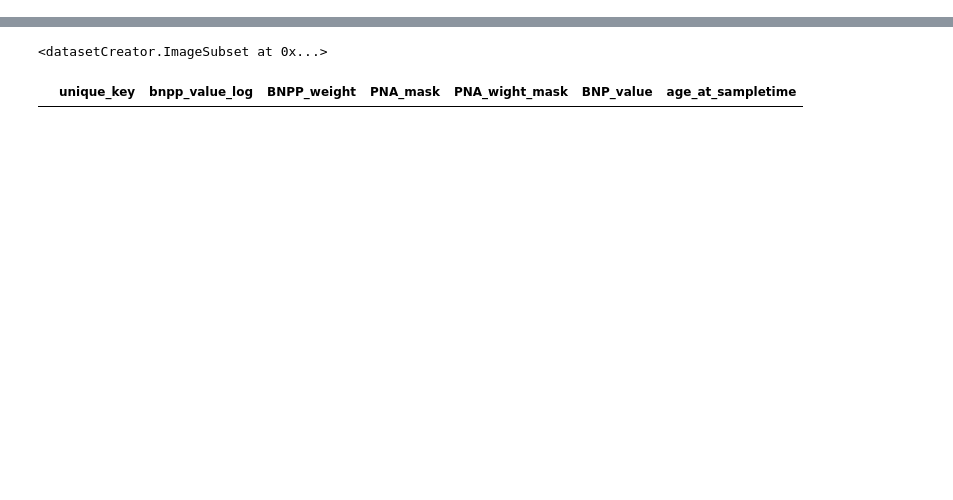
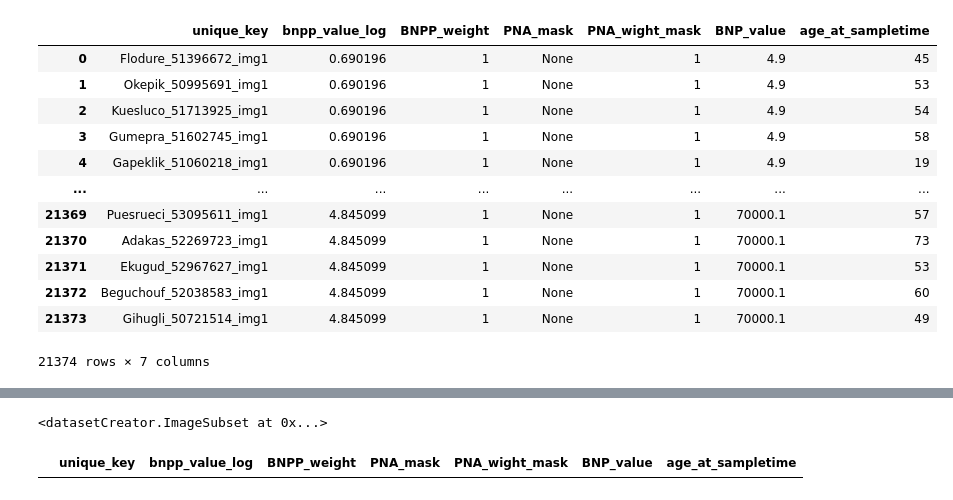
Before and after one commit to ddav118/DSC180A, a Jupyter notebook: Week3_Task.ipynb, the cells around one changed output, grey strips where cells are left out. Cells and saved outputs as stored; diff of their text form; code cells hidden in the pictures; blank space fills up the shorter version.

```diff
--- a/Week3_Task.ipynb
+++ b/Week3_Task.ipynb
@@ -20,4 +20,20 @@ test = pd.read_csv('data/BNPP_DT_test_with_ages.csv')
 val = pd.read_csv('data/BNPP_DT_val_with_ages.csv')
 train = pd.read_csv('data/BNPP_DT_train_with_ages.csv')
 f = h5py.File('data/bnpp_frontalonly_1024_10.hdf5')
+# %%
+train
+# %% [output]
+|  | unique_key | bnpp_value_log | BNPP_weight | PNA_mask | PNA_wight_mask | BNP_value | age_at_sampletime |
+| 0 | Flodure_51396672_img1 | 0.690196 | 1 | None | 1 | 4.9 | 45 |
+| 1 | Okepik_50995691_img1 | 0.690196 | 1 | None | 1 | 4.9 | 53 |
+| 2 | Kuesluco_51713925_img1 | 0.690196 | 1 | None | 1 | 4.9 | 54 |
+| 3 | Gumepra_51602745_img1 | 0.690196 | 1 | None | 1 | 4.9 | 58 |
+| 4 | Gapeklik_51060218_img1 | 0.690196 | 1 | None | 1 | 4.9 | 19 |
+| ... | ... | ... | ... | ... | ... | ... | ... |
+| 21369 | Puesrueci_53095611_img1 | 4.845099 | 1 | None | 1 | 70000.1 | 57 |
+| 21370 | Adakas_52269723_img1 | 4.845099 | 1 | None | 1 | 70000.1 | 73 |
+| 21371 | Ekugud_52967627_img1 | 4.845099 | 1 | None | 1 | 70000.1 | 53 |
+| 21372 | Beguchouf_52038583_img1 | 4.845099 | 1 | None | 1 | 70000.1 | 60 |
+| 21373 | Gihugli_50721514_img1 | 4.845099 | 1 | None | 1 | 70000.1 | 49 |
+21374 rows × 7 columns
 # %%
```
Also changed, not shown: parts of 10 cells of this notebook, 1 other file.
